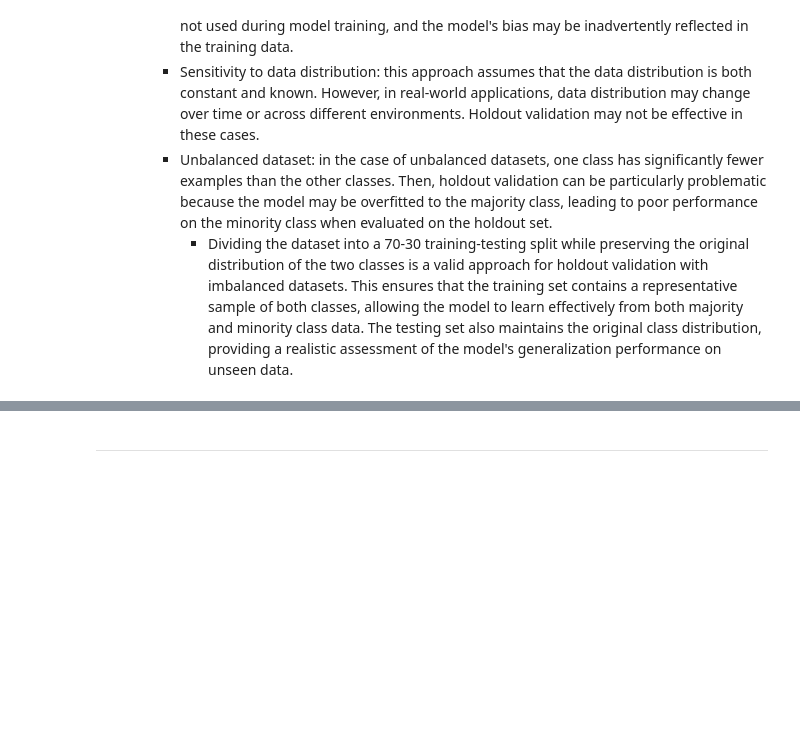
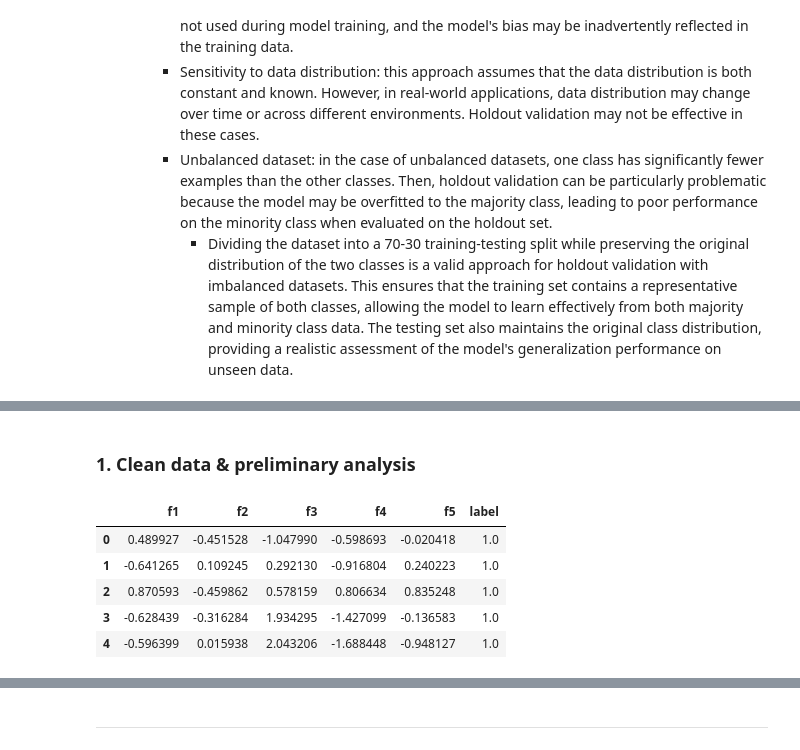
Before and after one commit to arnestc/StatisticalLearning, a Jupyter notebook: notebooks/02-phoneme-recognition.ipynb, the cells around one changed output, grey strips where cells are left out. Cells and saved outputs as stored; diff of their text form; code cells hidden in the pictures; blank space fills up the shorter version.

Commit message:
split training and testing data & knn ✓

```diff
--- a/notebooks/02-phoneme-recognition.ipynb
+++ b/notebooks/02-phoneme-recognition.ipynb
@@ -58,8 +62,12 @@ os.getcwd()
 data_path = "/Users/ernestocolacrai/Documents/GitHub/StatisticalLearning/data/"
 
 try:
+    # Attempt to load the MATLAB data file.
     data = scipy.io.loadmat(data_path + f"speech_dataset.mat")
-    print(f"Data ✓")
-    print(f"Data Keys: {data.keys()}")
+
+    print(
+        f"Data ✓\n",
+        f"Data Keys: {data.keys()}"
+        )
 except:
     print(f"Not found data! ({data_path})")
@@ -68,13 +88,24 @@ data['dataset']
+# %% [markdown]
+### 1. Clean data & preliminary analysis
 # %%
+# This dictionary assigns meaningful names to the columns of the dataset.
 data_cols = {
     0: 'f1',
     1: 'f2',
     2: 'f3',
     3: 'f4',
     4: 'f5',
     5: 'label'
 }
 
-data_df = pd.DataFrame({data_cols[c]: data['dataset'][:,c] for c in np.arange(0,6,1)})
+# Converts the MATLAB data file into a Pandas DataFrame, making it easier to handle and analyze the data.
+data_df = pd.DataFrame({data_cols[c]: data['dataset'][:,c] for c in np.arange(0, len(data_cols.keys()), 1)})
 
 data_df.head()
+# %% [output]
+|  | f1 | f2 | f3 | f4 | f5 | label |
+| 0 | 0.489927 | -0.451528 | -1.047990 | -0.598693 | -0.020418 | 1.0 |
+| 1 | -0.641265 | 0.109245 | 0.292130 | -0.916804 | 0.240223 | 1.0 |
+| 2 | 0.870593 | -0.459862 | 0.578159 | 0.806634 | 0.835248 | 1.0 |
+| 3 | -0.628439 | -0.316284 | 1.934295 | -1.427099 | -0.136583 | 1.0 |
+| 4 | -0.596399 | 0.015938 | 2.043206 | -1.688448 | -0.948127 | 1.0 |
```
Also changed, not shown: parts of 34 cells of this notebook.
